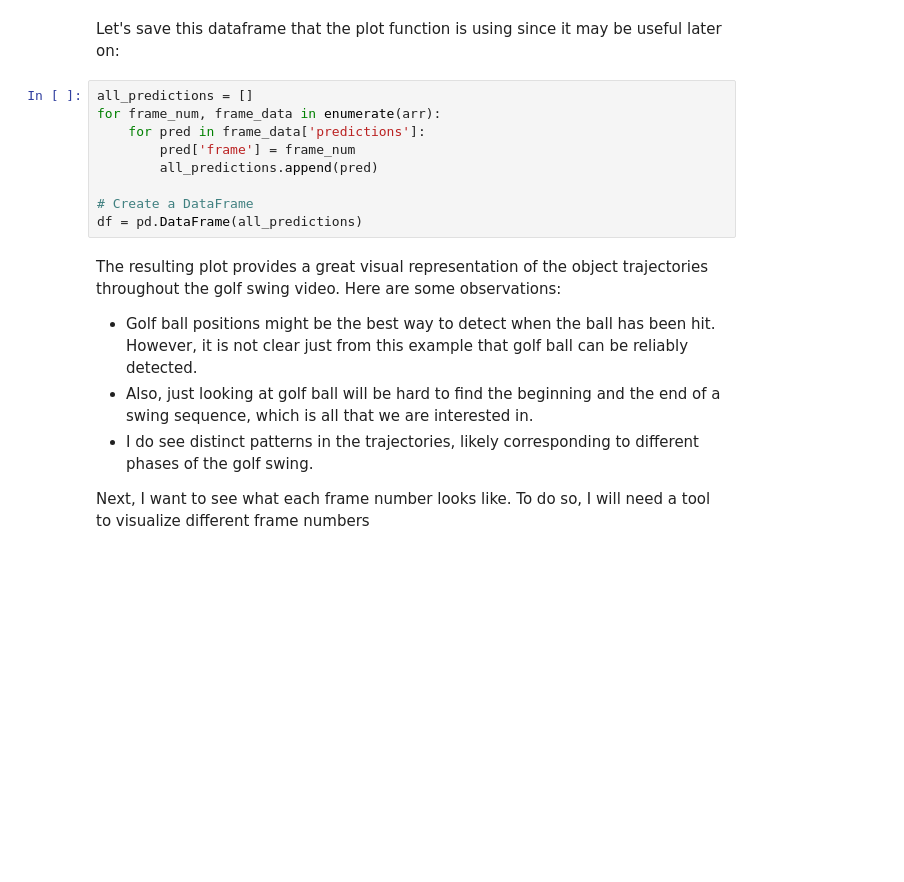
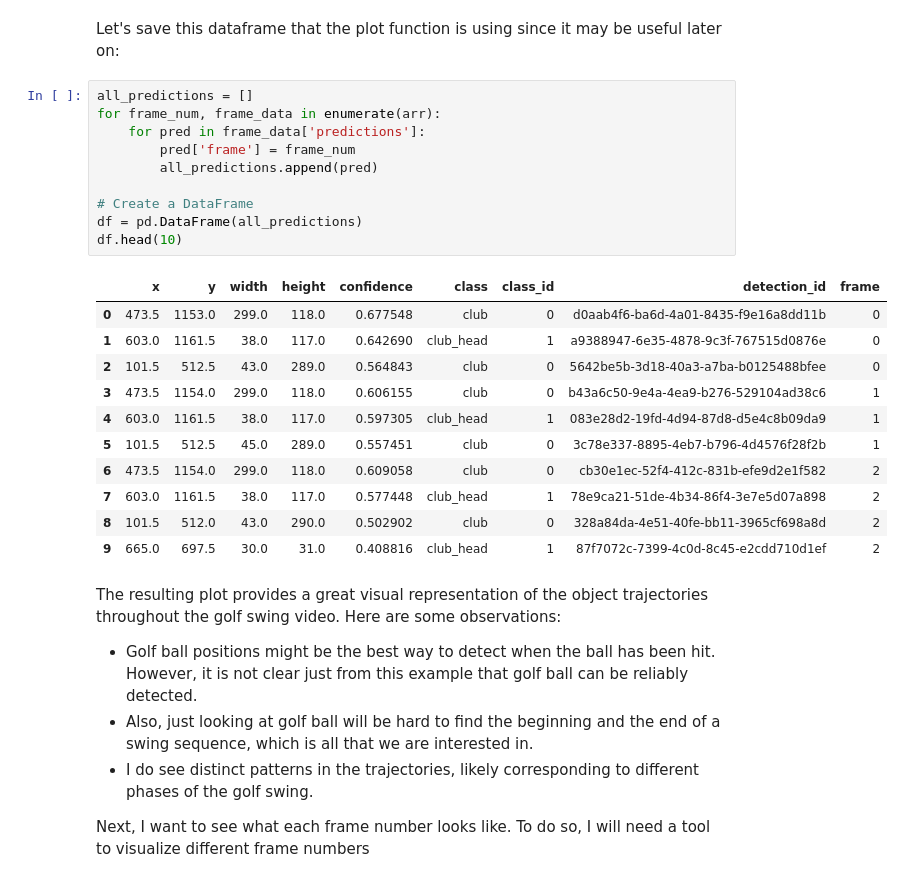
Before and after one commit to simonryu328/Golf-Swing-Extractor, a Jupyter notebook: inference.ipynb, the cells around one changed output. Cells and saved outputs as stored; diff of their text form; blank space fills up the shorter version.

```diff
--- a/inference.ipynb
+++ b/inference.ipynb
@@ -191,12 +195,25 @@ Let's save this dataframe that the plot function is using since it may be useful
 # %%
 all_predictions = []
 for frame_num, frame_data in enumerate(arr):
     for pred in frame_data['predictions']:
         pred['frame'] = frame_num
         all_predictions.append(pred)
 
 # Create a DataFrame
 df = pd.DataFrame(all_predictions)
+df.head(10)
+# %% [output]
+|  | x | y | width | height | confidence | class | class_id | detection_id | frame |
+| 0 | 473.5 | 1153.0 | 299.0 | 118.0 | 0.677548 | club | 0 | d0aab4f6-ba6d-4a01-8435-f9e16a8dd11b | 0 |
+| 1 | 603.0 | 1161.5 | 38.0 | 117.0 | 0.642690 | club_head | 1 | a9388947-6e35-4878-9c3f-767515d0876e | 0 |
+| 2 | 101.5 | 512.5 | 43.0 | 289.0 | 0.564843 | club | 0 | 5642be5b-3d18-40a3-a7ba-b0125488bfee | 0 |
+| 3 | 473.5 | 1154.0 | 299.0 | 118.0 | 0.606155 | club | 0 | b43a6c50-9e4a-4ea9-b276-529104ad38c6 | 1 |
+| 4 | 603.0 | 1161.5 | 38.0 | 117.0 | 0.597305 | club_head | 1 | 083e28d2-19fd-4d94-87d8-d5e4c8b09da9 | 1 |
+| 5 | 101.5 | 512.5 | 45.0 | 289.0 | 0.557451 | club | 0 | 3c78e337-8895-4eb7-b796-4d4576f28f2b | 1 |
+| 6 | 473.5 | 1154.0 | 299.0 | 118.0 | 0.609058 | club | 0 | cb30e1ec-52f4-412c-831b-efe9d2e1f582 | 2 |
+| 7 | 603.0 | 1161.5 | 38.0 | 117.0 | 0.577448 | club_head | 1 | 78e9ca21-51de-4b34-86f4-3e7e5d07a898 | 2 |
+| 8 | 101.5 | 512.0 | 43.0 | 290.0 | 0.502902 | club | 0 | 328a84da-4e51-40fe-bb11-3965cf698a8d | 2 |
+| 9 | 665.0 | 697.5 | 30.0 | 31.0 | 0.408816 | club_head | 1 | 87f7072c-7399-4c0d-8c45-e2cdd710d1ef | 2 |
 # %% [markdown]
 The resulting plot provides a great visual representation of the object trajectories throughout the golf swing video. Here are some observations:
 - Golf ball positions might be the best way to detect when the ball has been hit. However, it is not clear just from this example that golf ball can be reliably detected.
```
Also changed, not shown: parts of 5 cells of this notebook, 1 other file.
